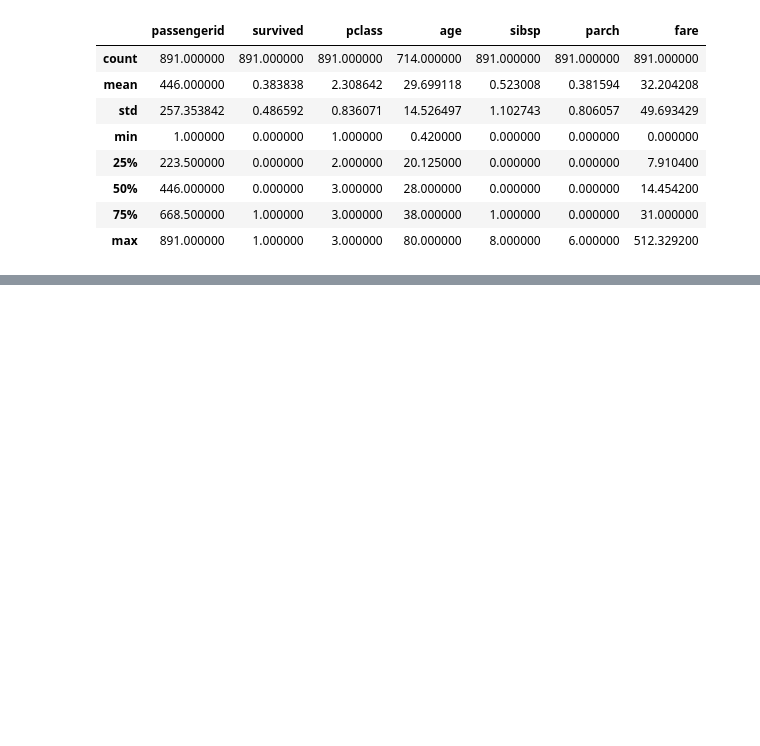
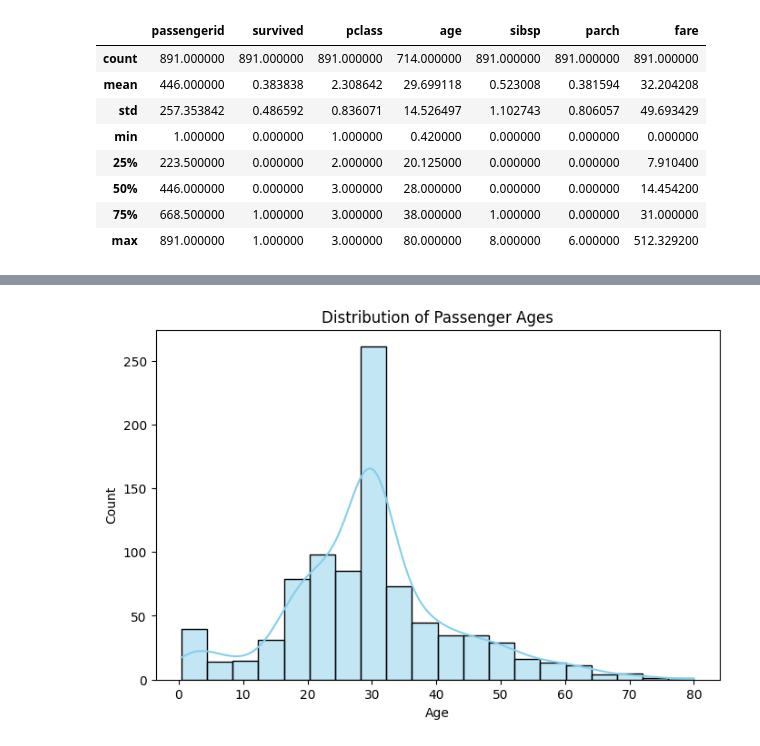
Before and after one commit to Queenzy-Ongeye/TitanicSurvivalAnalysis, a Jupyter notebook: index.ipynb, the cells around one changed output, grey strips where cells are left out. Drawn from its saved outputs; the diff is of its cells as text; code cells hidden in the pictures; blank space fills up the shorter version.

```diff
--- a/index.ipynb
+++ b/index.ipynb
@@ -120,0 +314,12 @@ df.describe()
+# %%
+# Plot histogram for Distribution of Passenger Ages
+plt.figure(figsize=(8, 5))
+sns.histplot(df_cleaned['age'], bins=20, kde=True, color='skyblue')
+
+# Labels & Title
+plt.xlabel('Age')
+plt.ylabel('Count')
+plt.title('Distribution of Passenger Ages')
+
+plt.show()
+# %% [output]
@@ -120,0 +332 @@ df.describe()
+[figure, added]
```
Also changed, not shown: parts of 30 cells of this notebook.
